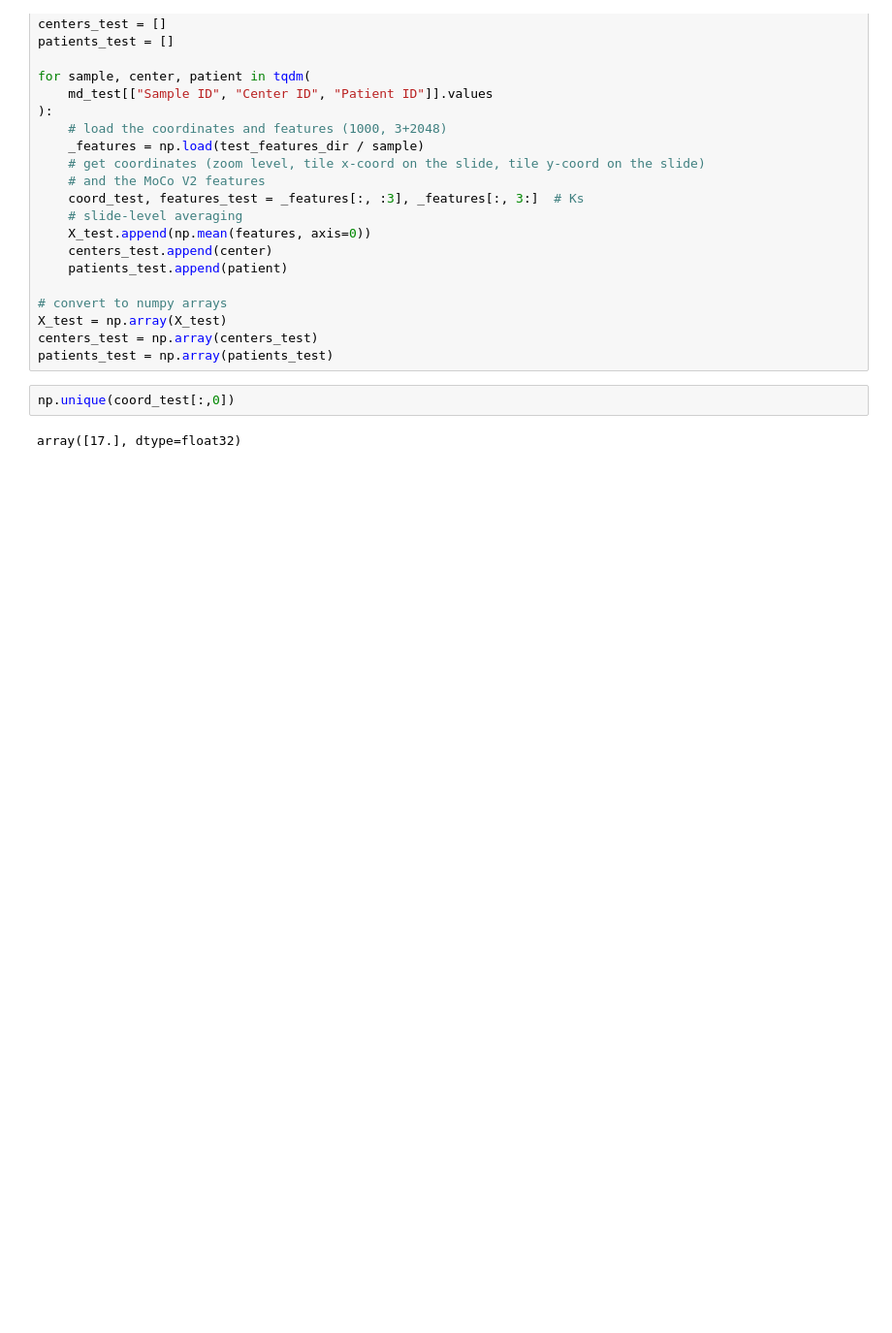
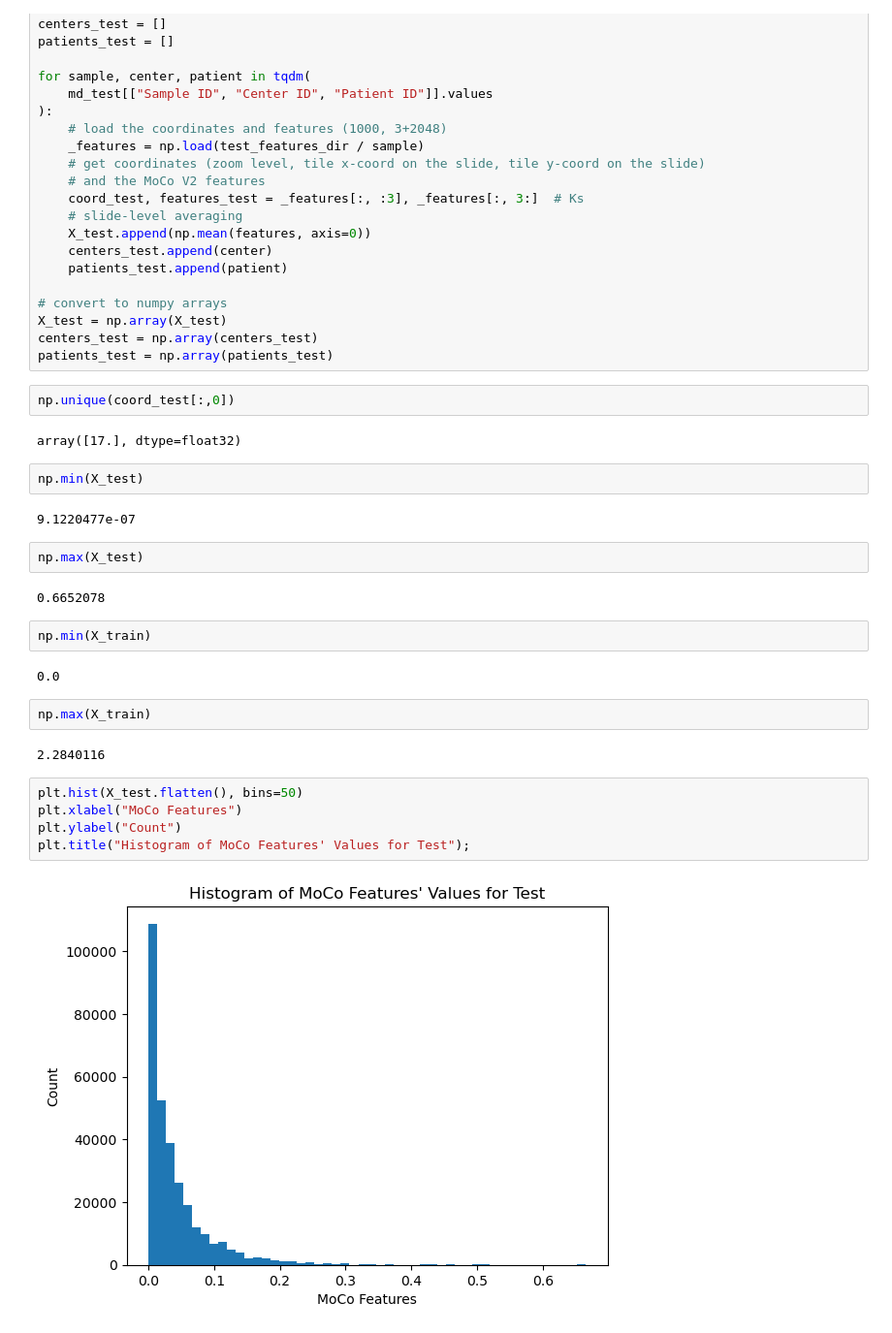
Before and after one commit to stlbnmaria/enschallenge2023, a Jupyter notebook: exploring_data/eda_analysis.ipynb, the cells around one changed output. Shown at 97% size. Saved outputs shown, nothing was run; the diff lists cells and outputs as text; blank space fills up the shorter version.

Commit message:
added histogram descriptions for MoCo features in test and train

```diff
--- a/exploring_data/eda_analysis.ipynb
+++ b/exploring_data/eda_analysis.ipynb
@@ -225,3 +225,26 @@ patients_test = np.array(patients_test)
 np.unique(coord_test[:,0])
 # %% [output]
 array([17.], dtype=float32)
+# %%
+np.min(X_test)
+# %% [output]
+9.1220477e-07
+# %%
+np.max(X_test)
+# %% [output]
+0.6652078
+# %%
+np.min(X_train)
+# %% [output]
+0.0
+# %%
+np.max(X_train)
+# %% [output]
+2.2840116
+# %%
+plt.hist(X_test.flatten(), bins=50)
+plt.xlabel("MoCo Features")
+plt.ylabel("Count")
+plt.title("Histogram of MoCo Features' Values for Test");
+# %% [output]
+[figure, added]
```
Also changed, not shown: parts of 1 cell of this notebook.
